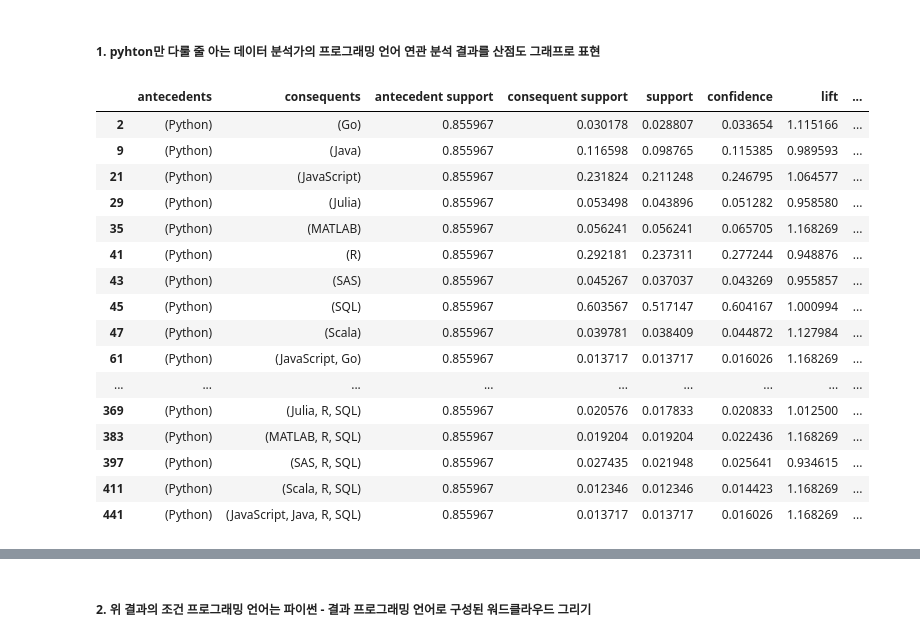
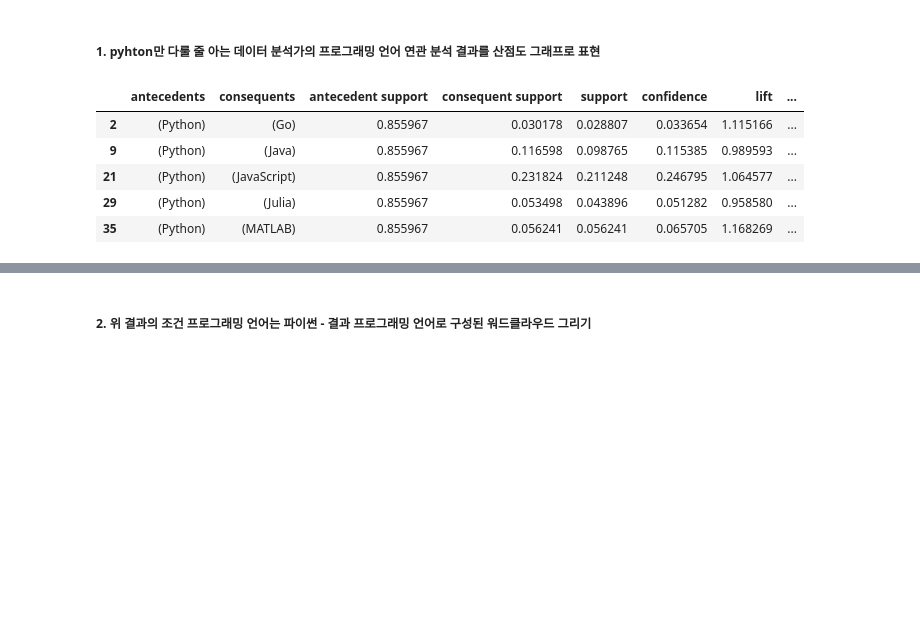
Before and after one commit to sojoyfulyouth/Pandas_DataAnalysis, a Jupyter notebook: Chap09/Developer_Code.ipynb, the cells around one changed output, grey strips where cells are left out. Drawn from its saved outputs; the diff is of its cells as text; code cells hidden in the pictures; blank space fills up the shorter version.

Commit message:
add .head() to large df

```diff
--- a/Chap09/Developer_Code.ipynb
+++ b/Chap09/Developer_Code.ipynb
@@ -761,25 +762,14 @@ heatmap = sns.heatmap(revised_rules_df, annot=True)
 # %%
 # 조건 프로그래밍 언어가 python 하나인 데이터 추출
 rules_py = rules[rules['antecedents']=={'Python'}]
-rules_py
+rules_py.head()
 # %% [output]
 |  | antecedents | consequents | antecedent support | consequent support | support | confidence | lift | ... |
 | 2 | (Python) | (Go) | 0.855967 | 0.030178 | 0.028807 | 0.033654 | 1.115166 | ... |
 | 9 | (Python) | (Java) | 0.855967 | 0.116598 | 0.098765 | 0.115385 | 0.989593 | ... |
 | 21 | (Python) | (JavaScript) | 0.855967 | 0.231824 | 0.211248 | 0.246795 | 1.064577 | ... |
 | 29 | (Python) | (Julia) | 0.855967 | 0.053498 | 0.043896 | 0.051282 | 0.958580 | ... |
 | 35 | (Python) | (MATLAB) | 0.855967 | 0.056241 | 0.056241 | 0.065705 | 1.168269 | ... |
-| 41 | (Python) | (R) | 0.855967 | 0.292181 | 0.237311 | 0.277244 | 0.948876 | ... |
-| 43 | (Python) | (SAS) | 0.855967 | 0.045267 | 0.037037 | 0.043269 | 0.955857 | ... |
-| 45 | (Python) | (SQL) | 0.855967 | 0.603567 | 0.517147 | 0.604167 | 1.000994 | ... |
-| 47 | (Python) | (Scala) | 0.855967 | 0.039781 | 0.038409 | 0.044872 | 1.127984 | ... |
-| 61 | (Python) | (JavaScript, Go) | 0.855967 | 0.013717 | 0.013717 | 0.016026 | 1.168269 | ... |
-| ... | ... | ... | ... | ... | ... | ... | ... | ... |
-| 369 | (Python) | (Julia, R, SQL) | 0.855967 | 0.020576 | 0.017833 | 0.020833 | 1.012500 | ... |
-| 383 | (Python) | (MATLAB, R, SQL) | 0.855967 | 0.019204 | 0.019204 | 0.022436 | 1.168269 | ... |
-| 397 | (Python) | (SAS, R, SQL) | 0.855967 | 0.027435 | 0.021948 | 0.025641 | 0.934615 | ... |
-| 411 | (Python) | (Scala, R, SQL) | 0.855967 | 0.012346 | 0.012346 | 0.014423 | 1.168269 | ... |
-| 441 | (Python) | (JavaScript, Java, R, SQL) | 0.855967 | 0.013717 | 0.013717 | 0.016026 | 1.168269 | ... |
 # %%
 # 산점도 그래프 그리기
 fig_py = px.scatter(
```
Also changed, not shown: parts of 4 cells of this notebook, 1 other file.
